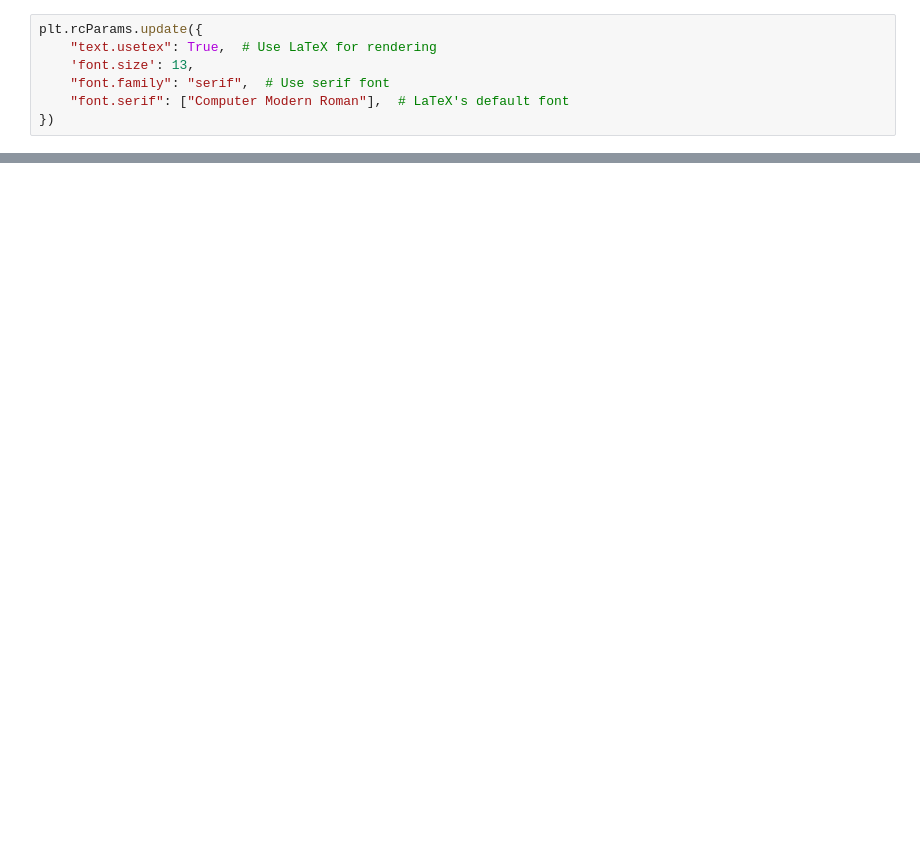
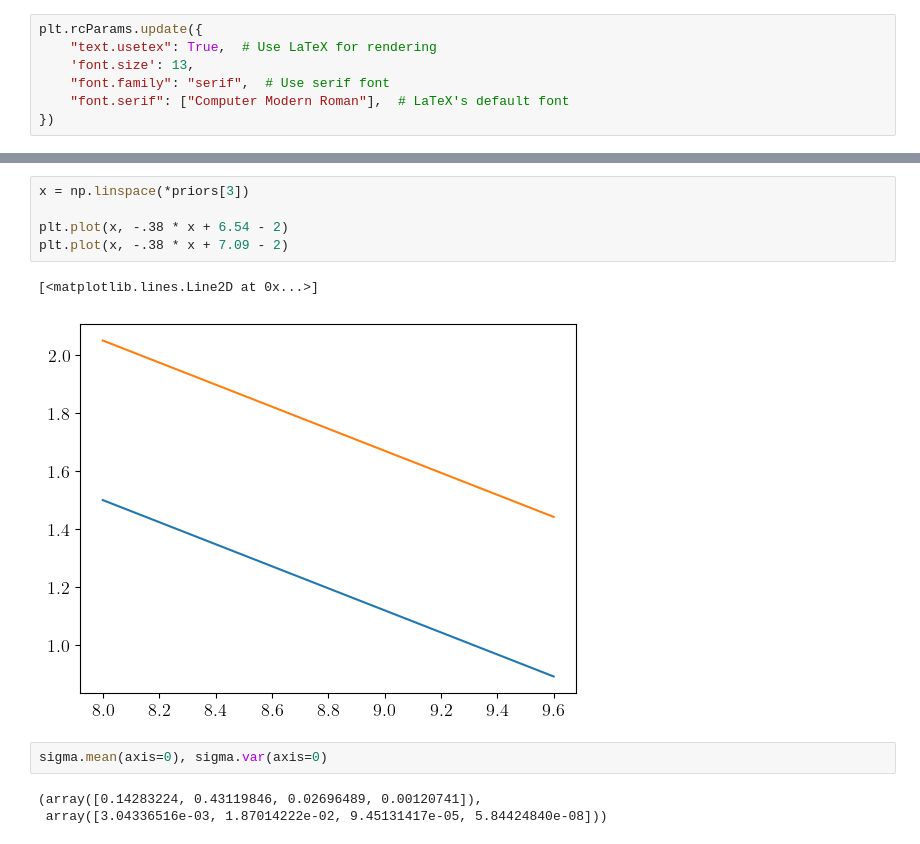
Before and after one commit to lisaleemcb/alfred, a Jupyter notebook: notebooks/plot_flattened_biases.ipynb, the cells around one changed output, grey strips where cells are left out. Saved outputs shown, nothing was run; the diff lists cells and outputs as text; blank space fills up the shorter version.

```diff
--- a/notebooks/plot_flattened_biases.ipynb
+++ b/notebooks/plot_flattened_biases.ipynb
@@ -250,0 +300,13 @@ For parameter $\tau_{\mathrm{CMB}}$, the min=-3.3733260983191635 and the max=3.2
+# %%
+x = np.linspace(*priors[3])
+
+plt.plot(x, -.38 * x + 6.54 - 2)
+plt.plot(x, -.38 * x + 7.09 - 2)
+# %% [output]
+[<matplotlib.lines.Line2D at 0x...>]
+[figure, added]
+# %%
+sigma.mean(axis=0), sigma.var(axis=0)
+# %% [output]
+(array([0.14283224, 0.43119846, 0.02696489, 0.00120741]),
+ array([3.04336516e-03, 1.87014222e-02, 9.45131417e-05, 5.84424840e-08]))
```
Also changed, not shown: parts of 20 cells of this notebook, 1 other file.
